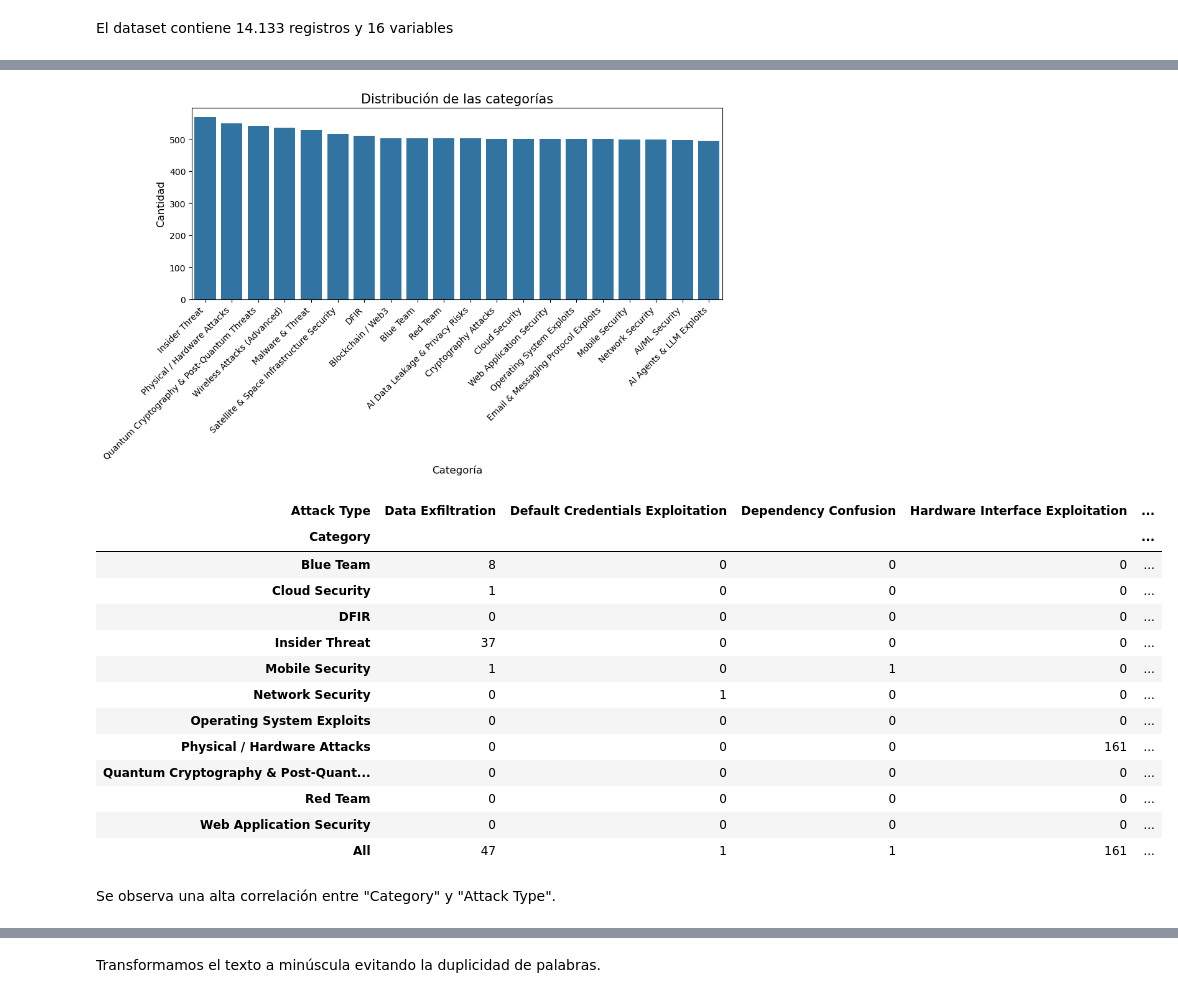
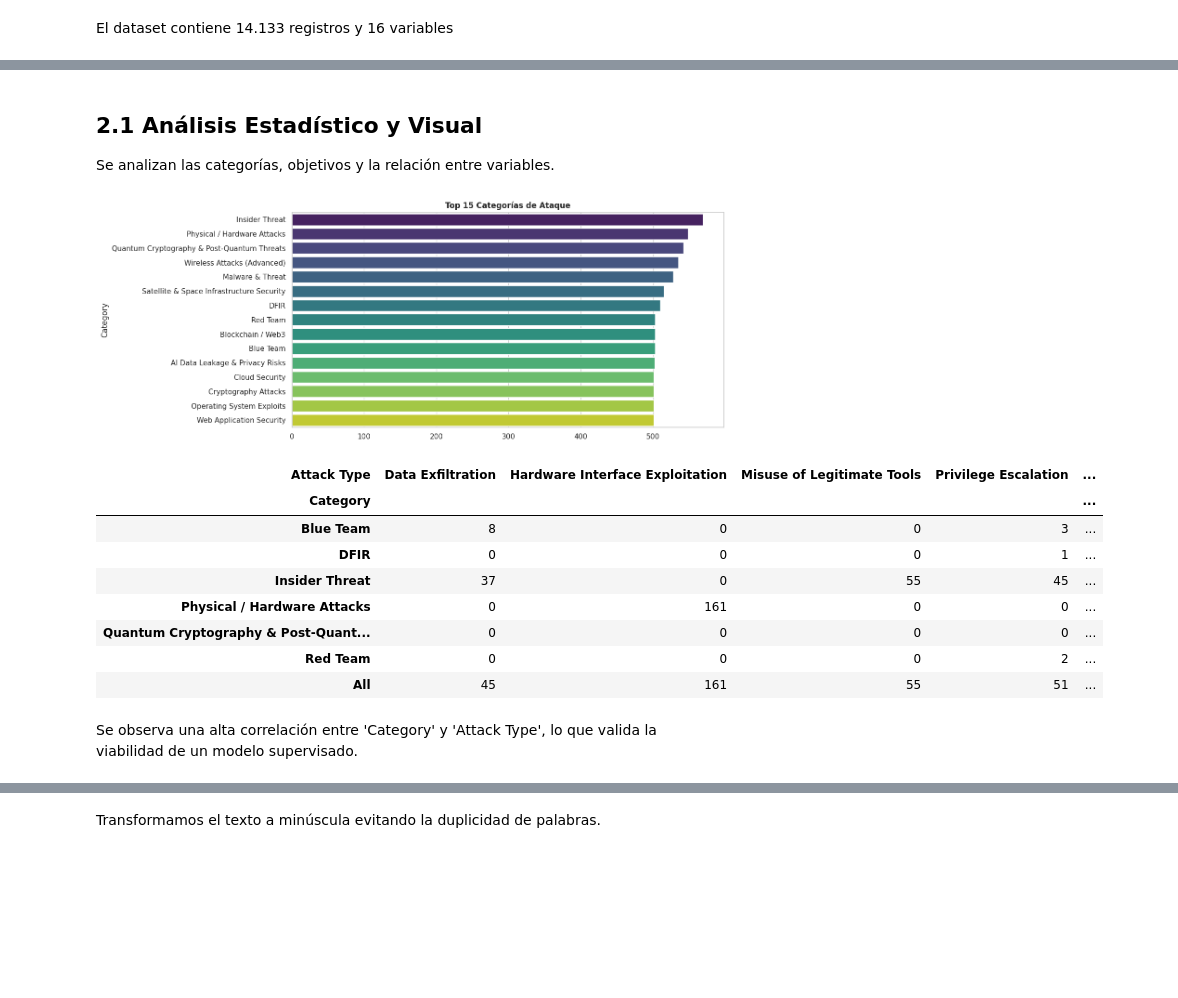
Before and after one commit to gmocorreamartinez/ml_atack_dataset, a Jupyter notebook: notebooks/Attack_Dataset_EDA.ipynb, the cells around one changed output, grey strips where cells are left out. Drawn from its saved outputs; the diff is of its cells as text; code cells hidden in the pictures; blank space fills up the shorter version.

```diff
--- a/notebooks/Attack_Dataset_EDA.ipynb
+++ b/notebooks/Attack_Dataset_EDA.ipynb
@@ -85,39 +61,31 @@ plt.show()
-# %%
-plt.figure(figsize=(11, 4))
-df_category = df["Category"].value_counts()
-sns.countplot(x=df["Category"], order=df_category.index[:20])
-plt.title('Distribución de las categorías', fontsize=15)
-plt.xlabel('Categoría', fontsize=12)
-plt.ylabel('Cantidad', fontsize=12)
-plt.xticks(rotation=45, ha='right')
-plt.show()
-# %% [output]
-[figure, removed]
+# %% [markdown]
+## 2.1 Análisis Estadístico y Visual
+Se analizan las categorías, objetivos y la relación entre variables.
+# %%
+# Figura: Top Categorías
+plt.figure(figsize=(12, 6))
+top_categories = df['Category'].value_counts().head(15)
+sns.barplot(x=top_categories.values, y=top_categories.index, hue=top_categories.index, palette="viridis", legend=False)
+plt.title('Top 15 Categorías de Ataque', fontweight='bold')
+plt.show()
+# %% [output]
+[figure, added]
 # %%
-top_categories = df["Category"].value_counts().head(20).index
-top_attacks = df["Attack Type"].value_counts().head(20).index
+# Matriz de Co-ocurrencia
+top_cat_heatmap = df['Category'].value_counts().head(10).index
+top_att_heatmap = df['Attack Type'].value_counts().head(10).index
+filtered_heat = df[(df['Category'].isin(top_cat_heatmap)) & (df['Attack Type'].isin(top_att_heatmap))]
 
-filtered_df = df[
-    (df["Category"].isin(top_categories)) &
-    (df["Attack Type"].isin(top_attacks))
-]
-
-pd.crosstab(filtered_df["Category"], filtered_df["Attack Type"], margins=True)\
-    .style.background_gradient(cmap="Blues")
+pd.crosstab(filtered_heat['Category'], filtered_heat['Attack Type'], margins=True).style.background_gradient(cmap="Blues")
 # %% [output]
-| Attack Type | Data Exfiltration | Default Credentials Exploitation | Dependency Confusion | Hardware Interface Exploitation | ... |
+| Attack Type | Data Exfiltration | Hardware Interface Exploitation | Misuse of Legitimate Tools | Privilege Escalation | ... |
 | Category |  |  |  |  | ... |
-| Blue Team | 8 | 0 | 0 | 0 | ... |
-| Cloud Security | 1 | 0 | 0 | 0 | ... |
-| DFIR | 0 | 0 | 0 | 0 | ... |
-| Insider Threat | 37 | 0 | 0 | 0 | ... |
-| Mobile Security | 1 | 0 | 1 | 0 | ... |
-| Network Security | 0 | 1 | 0 | 0 | ... |
-| Operating System Exploits | 0 | 0 | 0 | 0 | ... |
-| Physical / Hardware Attacks | 0 | 0 | 0 | 161 | ... |
+| Blue Team | 8 | 0 | 0 | 3 | ... |
+| DFIR | 0 | 0 | 0 | 1 | ... |
+| Insider Threat | 37 | 0 | 55 | 45 | ... |
+| Physical / Hardware Attacks | 0 | 161 | 0 | 0 | ... |
 | Quantum Cryptography & Post-Quant... | 0 | 0 | 0 | 0 | ... |
-| Red Team | 0 | 0 | 0 | 0 | ... |
-| Web Application Security | 0 | 0 | 0 | 0 | ... |
-| All | 47 | 1 | 1 | 161 | ... |
+| Red Team | 0 | 0 | 0 | 2 | ... |
+| All | 45 | 161 | 55 | 51 | ... |
 # %% [markdown]
-Se observa una alta correlación entre "Category" y "Attack Type".
+Se observa una alta correlación entre 'Category' y 'Attack Type', lo que valida la viabilidad de un modelo supervisado.
```
Also changed, not shown: parts of 33 cells of this notebook.
